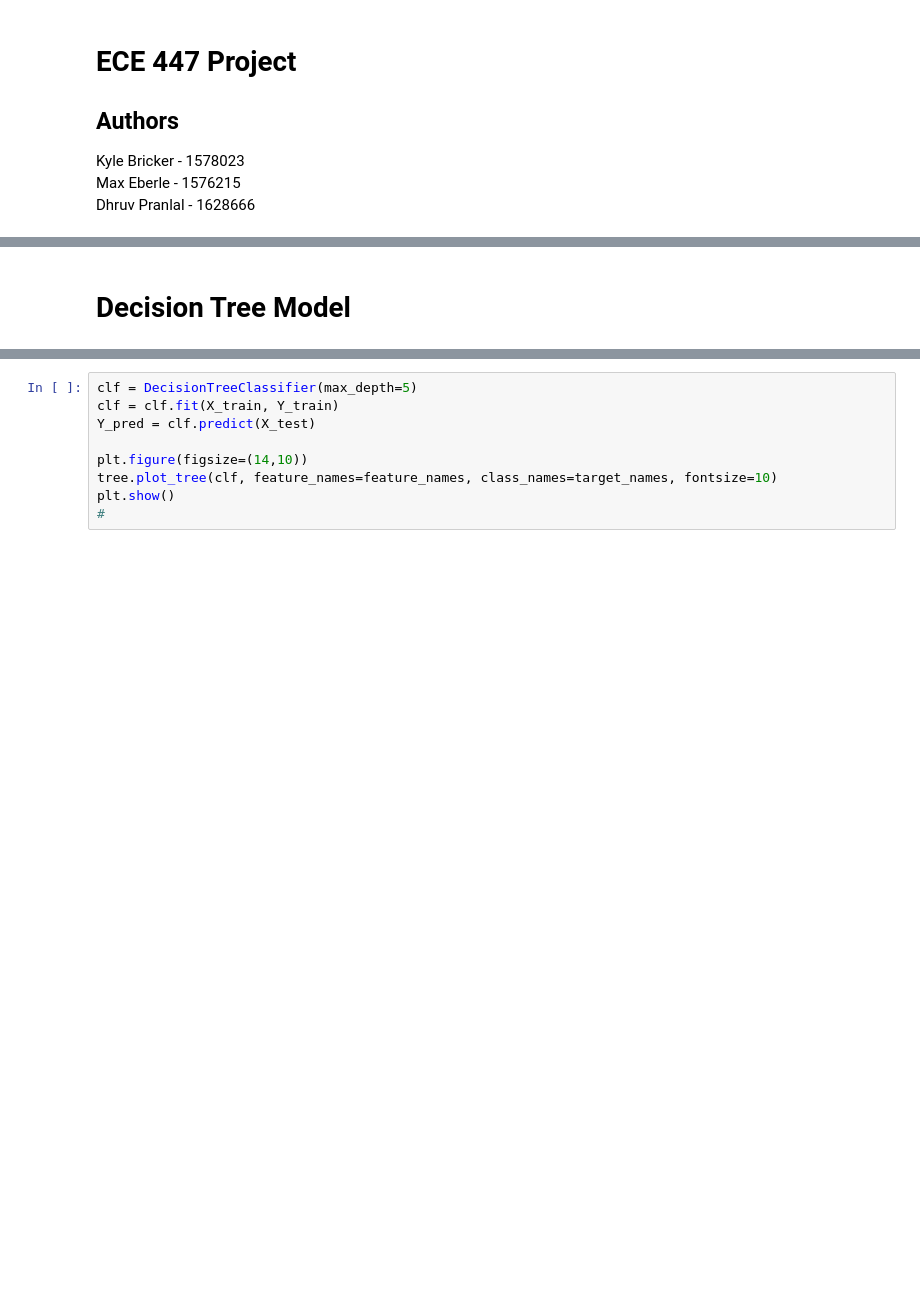
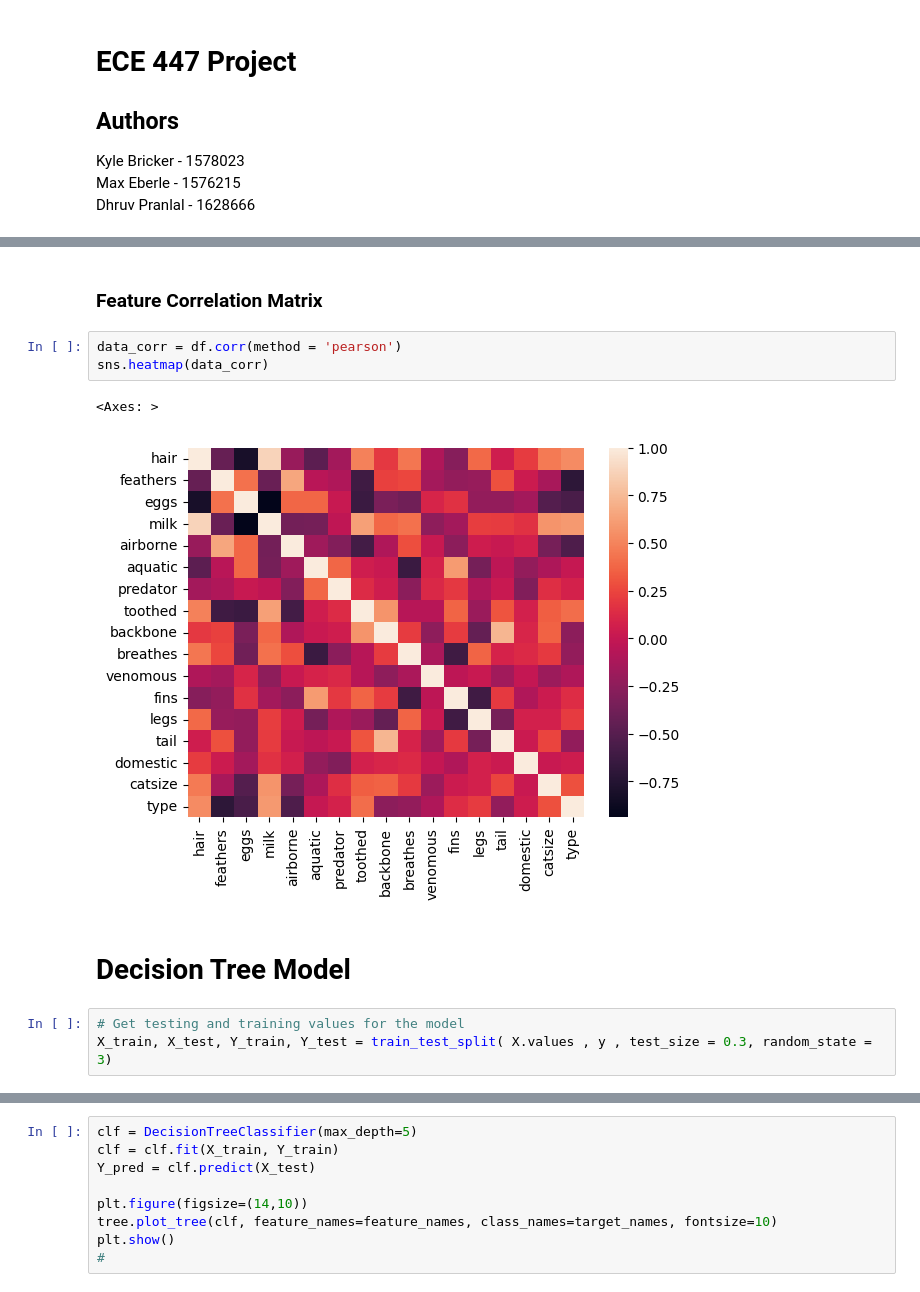
Before and after one commit to kbricker8/ece447-project, a Jupyter notebook: src/ece447-project.ipynb, the cells around one changed output, grey strips where cells are left out. Drawn from its saved outputs; the diff is of its cells as text; blank space fills up the shorter version.

```diff
--- a/src/ece447-project.ipynb
+++ b/src/ece447-project.ipynb
@@ -115,2 +131,13 @@ X_train, X_test, Y_train, Y_test = train_test_split( X.values , y , test_size =
+# %% [markdown]
+### Feature Correlation Matrix
+# %%
+data_corr = df.corr(method = 'pearson')
+sns.heatmap(data_corr)
+# %% [output]
+<Axes: >
+[figure, added]
 # %% [markdown]
 # Decision Tree Model
+# %%
+# Get testing and training values for the model
+X_train, X_test, Y_train, Y_test = train_test_split( X.values , y , test_size = 0.3, random_state = 3)
```
Also changed, not shown: parts of 27 cells of this notebook.
